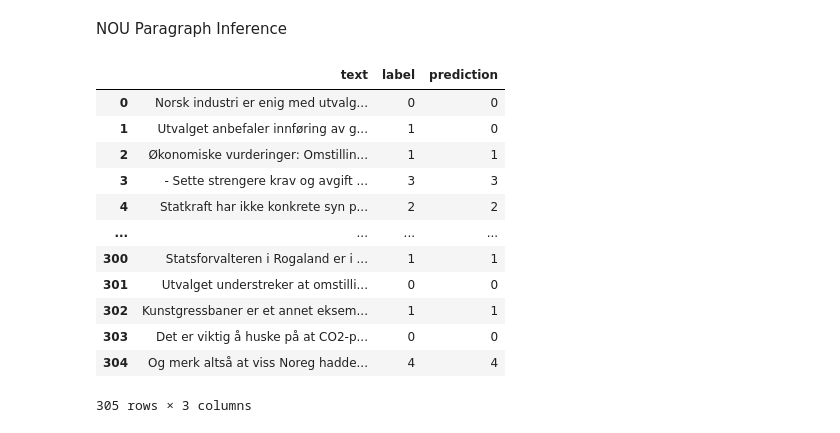
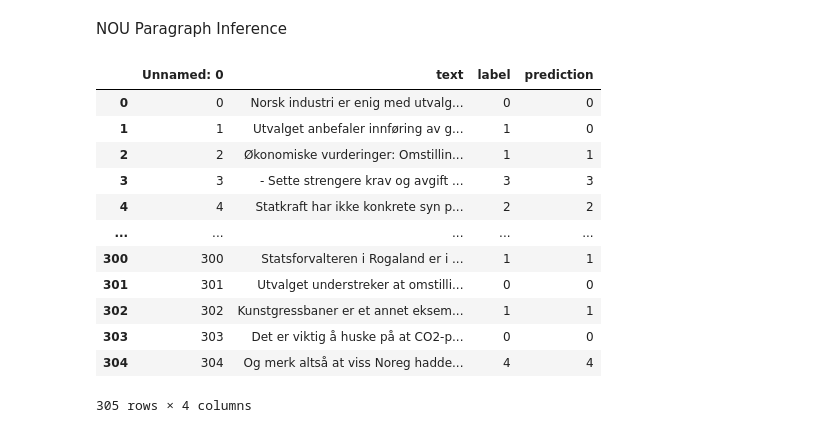
Before and after one commit to henriklarsen28/ArgumentMiningNOUs, a Jupyter notebook: src/bert_classifiers/Classifier-Inference.ipynb, the cells around one changed output. Cells and saved outputs as stored; diff of their text form; code cells hidden in the pictures.

```diff
--- a/src/bert_classifiers/Classifier-Inference.ipynb
+++ b/src/bert_classifiers/Classifier-Inference.ipynb
@@ -12,19 +13,24 @@ NOU Paragraph Inference
 dataset, _ = load_dataset_from_csv(csv_path='../../dataset/nou_hearings.csv')
 test_df = dataset['test'].to_pandas()
 
+path = "nou_predictions_of_test.csv"
 pred_df = predict_dataset(model=raw_classifier, test_df=test_df)
-pred_df
+pred_df.to_csv(path)
-# %% [output]
-|  | text | label | prediction |
-| 0 | Norsk industri er enig med utvalg... | 0 | 0 |
-| 1 | Utvalget anbefaler innføring av g... | 1 | 0 |
-| 2 | Økonomiske vurderinger: Omstillin... | 1 | 1 |
-| 3 | - Sette strengere krav og avgift ... | 3 | 3 |
-| 4 | Statkraft har ikke konkrete syn p... | 2 | 2 |
-| ... | ... | ... | ... |
-| 300 | Statsforvalteren i Rogaland er i ... | 1 | 1 |
-| 301 | Utvalget understreker at omstilli... | 0 | 0 |
-| 302 | Kunstgressbaner er et annet eksem... | 1 | 1 |
-| 303 | Det er viktig å huske på at CO2-p... | 0 | 0 |
-| 304 | Og merk altså at viss Noreg hadde... | 4 | 4 |
-305 rows × 3 columns
+# %%
+path = "nou_predictions_of_test.csv"
+df = pd.read_csv(path)
+df
+# %% [output]
+|  | Unnamed: 0 | text | label | prediction |
+| 0 | 0 | Norsk industri er enig med utvalg... | 0 | 0 |
+| 1 | 1 | Utvalget anbefaler innføring av g... | 1 | 0 |
+| 2 | 2 | Økonomiske vurderinger: Omstillin... | 1 | 1 |
+| 3 | 3 | - Sette strengere krav og avgift ... | 3 | 3 |
+| 4 | 4 | Statkraft har ikke konkrete syn p... | 2 | 2 |
+| ... | ... | ... | ... | ... |
+| 300 | 300 | Statsforvalteren i Rogaland er i ... | 1 | 1 |
+| 301 | 301 | Utvalget understreker at omstilli... | 0 | 0 |
+| 302 | 302 | Kunstgressbaner er et annet eksem... | 1 | 1 |
+| 303 | 303 | Det er viktig å huske på at CO2-p... | 0 | 0 |
+| 304 | 304 | Og merk altså at viss Noreg hadde... | 4 | 4 |
+305 rows × 4 columns
```
Also changed, not shown: parts of 1 cell of this notebook, 12 other files.
